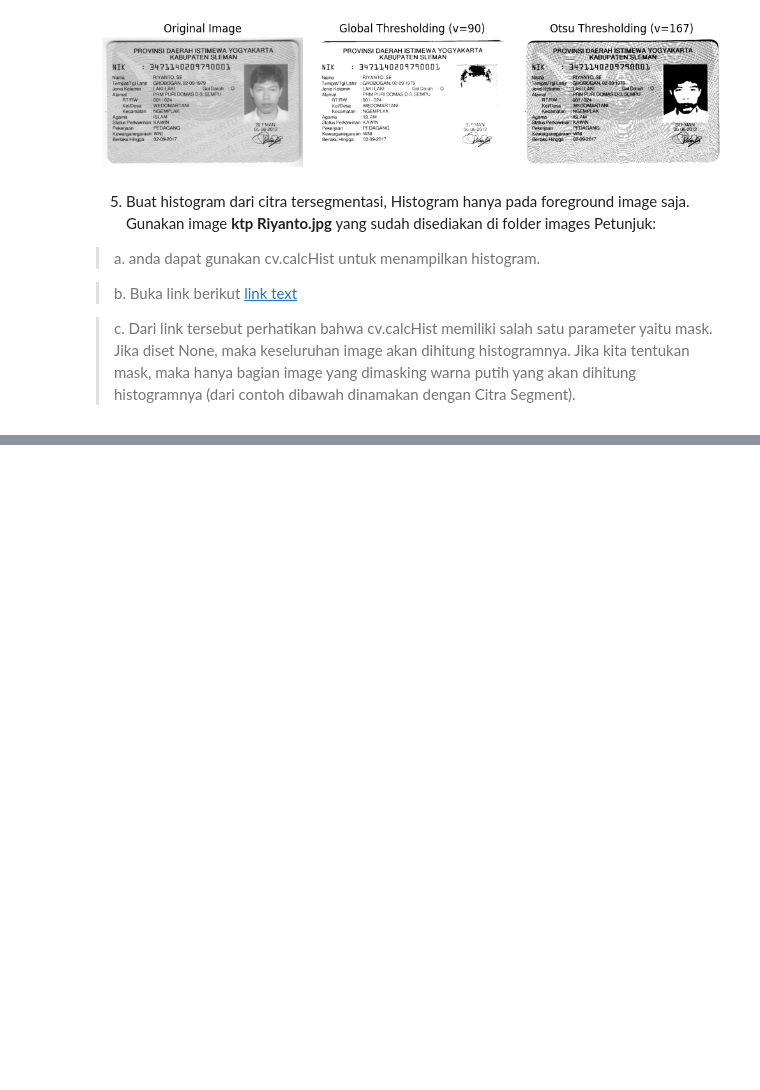
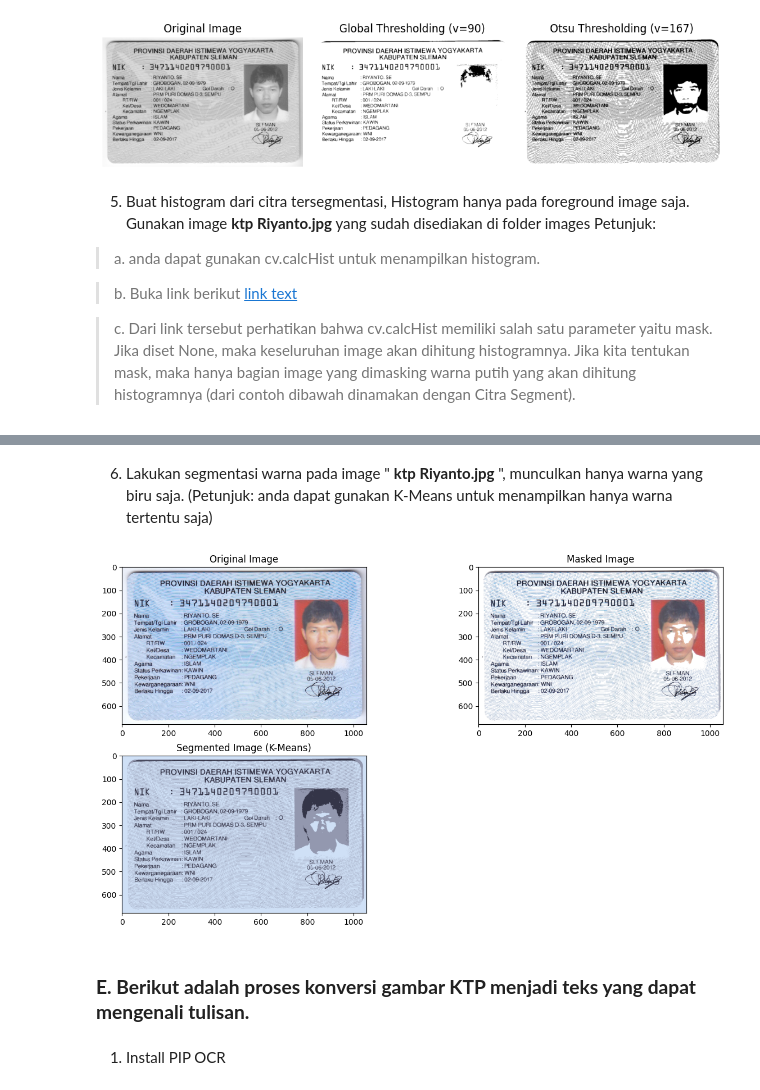
Before and after one commit to RizqiRHuda/PVCK_Semester5, a Jupyter notebook: week10.ipynb, the cells around one changed output, grey strips where cells are left out. Saved outputs shown, nothing was run; the diff lists cells and outputs as text; code cells hidden in the pictures; blank space fills up the shorter version.

```diff
--- a/week10.ipynb
+++ b/week10.ipynb
@@ -159,0 +188,55 @@ dibawah dinamakan dengan Citra Segment).
+# %% [markdown]
+6. Lakukan segmentasi warna pada image " **ktp Riyanto.jpg** ", munculkan hanya warna yang biru saja. (Petunjuk: anda dapat gunakan K-Means untuk menampilkan hanya warna tertentu saja)
+# %%
+from sklearn.cluster import KMeans
+
+# Load the image
+filename = '/content/drive/MyDrive/img_python/content/img_week7/ktp.png'
+img = cv2.imread(filename)
+img = cv2.cvtColor(img, cv2.COLOR_BGR2RGB)
+
+# Flatten the pixel values
+pixel_values = img.reshape((-1, 3))
+pixel_values = np.float32(pixel_values)
+
+# Define the criteria and the number of clusters (k)
+criteria = (cv2.TERM_CRITERIA_EPS + cv2.TERM_CRITERIA_MAX_ITER, 100, 0.2)
+k = 3# Number of clusters
+
+# Apply K-Means clustering
+_, labels, centers = cv2.kmeans(pixel_values, k, None, criteria, 10, cv2.KMEANS_RANDOM_CENTERS)
+
+# Convert the centers to integers
+centers = np.uint8(centers)
+
+# Flatten the labels array
+labels = labels.flatten()
+
+# Create a masked image by turning one cluster into white
+masked_image = np.copy(img)
+masked_image = masked_image.reshape((-1, 3))
+cluster_to_white = 2
+masked_image[labels == cluster_to_white] = [255, 255, 255]
+masked_image = masked_image.reshape(img.shape)
+
+# Convert the segmented image back to the original shape
+segmented_image = centers[labels].reshape(img.shape)
+
+# Display the original image, segmented image, and masked image
+plt.figure(figsize=(15, 8))
+plt.subplot(2, 2, 1), plt.imshow(img)
+plt.title('Original Image')
+
+plt.subplot(2, 2, 2), plt.imshow(masked_image)
+plt.title('Masked Image')
+
+plt.subplot(2, 2, 3), plt.imshow(segmented_image)
+plt.title('Segmented Image (K-Means)')
+
+plt.show()
+# %% [output]
+[figure, added]
+# %% [markdown]
+### **E. Berikut adalah proses konversi gambar KTP menjadi teks yang dapat mengenali tulisan.**
+# %% [markdown]
+1. Install PIP OCR
```
Also changed, not shown: parts of 6 cells of this notebook.
